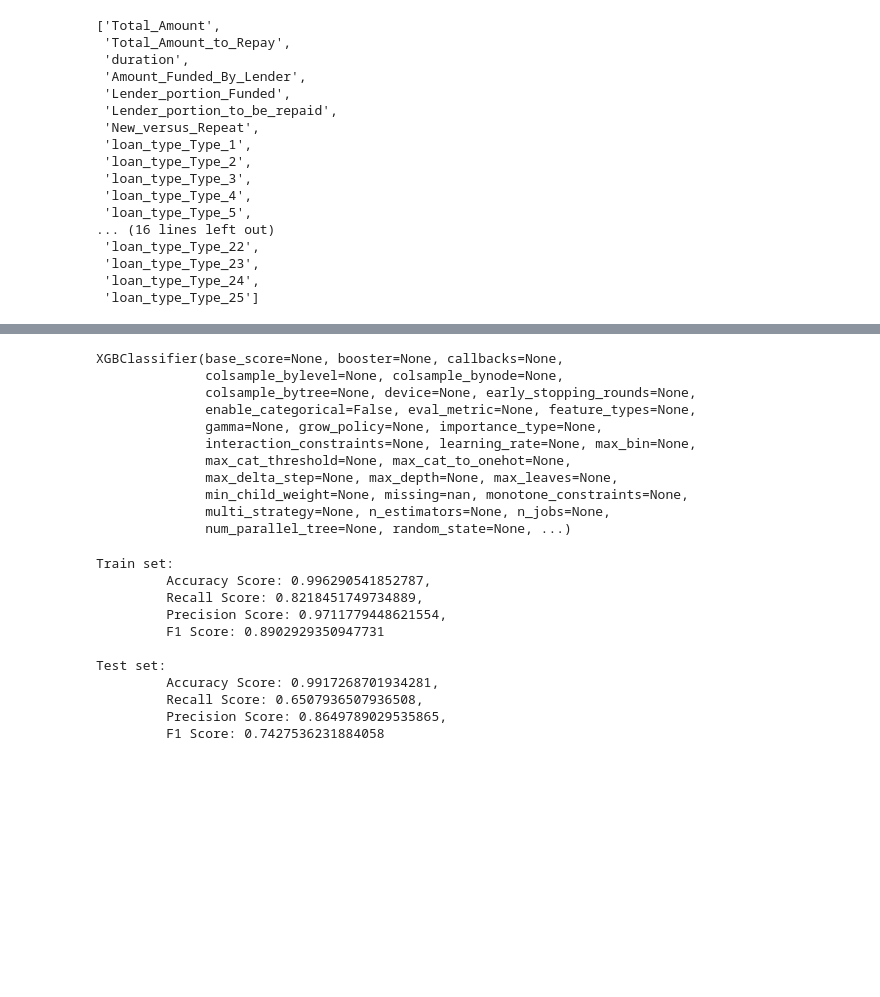
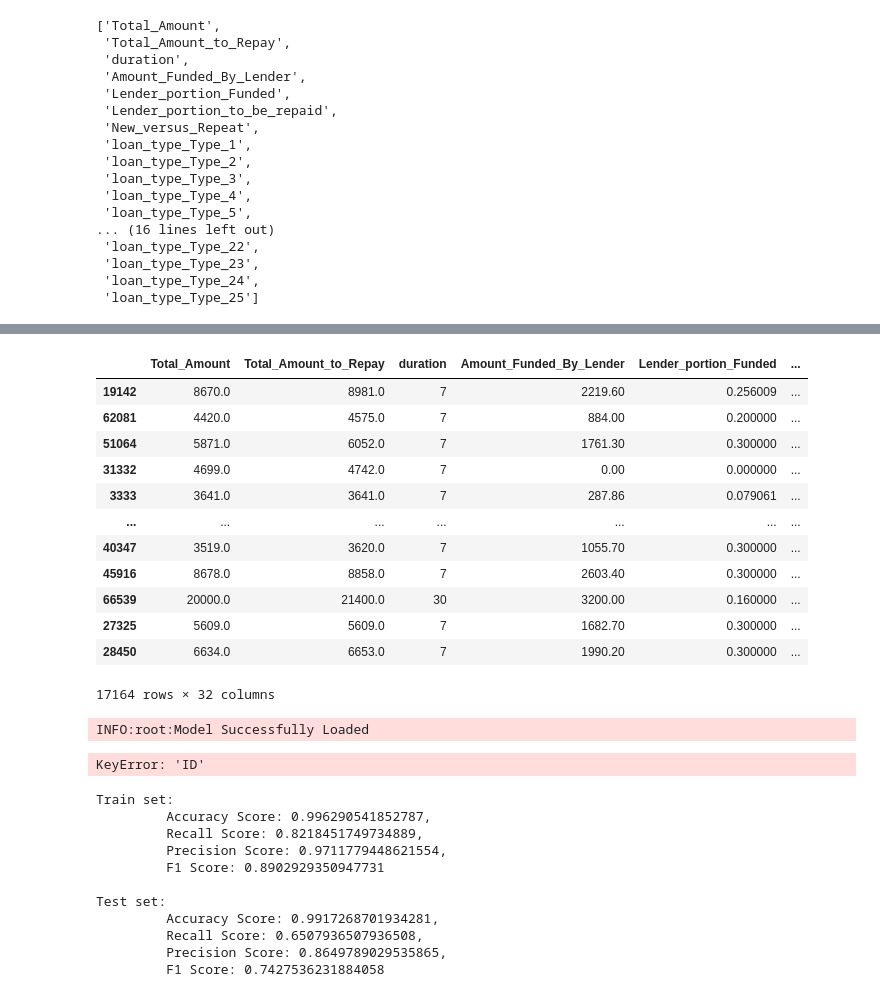
Before and after one commit to Shubham-Mate/Africa-Credit-Scoring, a Jupyter notebook: notebooks/Main.ipynb, the cells around one changed output, grey strips where cells are left out. Cells and saved outputs as stored; diff of their text form; code cells hidden in the pictures; blank space fills up the shorter version.

```diff
--- a/notebooks/Untitled.ipynb
+++ b/notebooks/Main.ipynb
@@ -520,2 +520,2 @@ from xgboost import XGBClassifier
 # %%
-bst = XGBClassifier(objective='binary:logistic')
+modeling.train(trainX, trainY, testX, testY)
@@ -522,17 +535,25 @@ bst = XGBClassifier(objective='binary:logistic')
+# %%
+testX
+# %% [output]
+|  | Total_Amount | Total_Amount_to_Repay | duration | Amount_Funded_By_Lender | Lender_portion_Funded | ... |
+| 19142 | 8670.0 | 8981.0 | 7 | 2219.60 | 0.256009 | ... |
+| 62081 | 4420.0 | 4575.0 | 7 | 884.00 | 0.200000 | ... |
+| 51064 | 5871.0 | 6052.0 | 7 | 1761.30 | 0.300000 | ... |
+| 31332 | 4699.0 | 4742.0 | 7 | 0.00 | 0.000000 | ... |
+| 3333 | 3641.0 | 3641.0 | 7 | 287.86 | 0.079061 | ... |
+| ... | ... | ... | ... | ... | ... | ... |
+| 40347 | 3519.0 | 3620.0 | 7 | 1055.70 | 0.300000 | ... |
+| 45916 | 8678.0 | 8858.0 | 7 | 2603.40 | 0.300000 | ... |
+| 66539 | 20000.0 | 21400.0 | 30 | 3200.00 | 0.160000 | ... |
+| 27325 | 5609.0 | 5609.0 | 7 | 1682.70 | 0.300000 | ... |
+| 28450 | 6634.0 | 6653.0 | 7 | 1990.20 | 0.300000 | ... |
+17164 rows × 32 columns
 # %%
-bst.fit(trainX, trainY)
+preds = modeling.predict(testX)
+preds
 # %% [output]
-XGBClassifier(base_score=None, booster=None, callbacks=None,
-              colsample_bylevel=None, colsample_bynode=None,
-              colsample_bytree=None, device=None, early_stopping_rounds=None,
-              enable_categorical=False, eval_metric=None, feature_types=None,
-              gamma=None, grow_policy=None, importance_type=None,
-              interaction_constraints=None, learning_rate=None, max_bin=None,
-              max_cat_threshold=None, max_cat_to_onehot=None,
-              max_delta_step=None, max_depth=None, max_leaves=None,
-              min_child_weight=None, missing=nan, monotone_constraints=None,
-              multi_strategy=None, n_estimators=None, n_jobs=None,
-              num_parallel_tree=None, random_state=None, ...)
+INFO:root:Model Successfully Loaded
+KeyError: 'ID'
 # %%
 train_preds = bst.predict(trainX)
 test_preds = bst.predict(testX)
```
Also changed, not shown: parts of 3 cells of this notebook, 6 other files.
